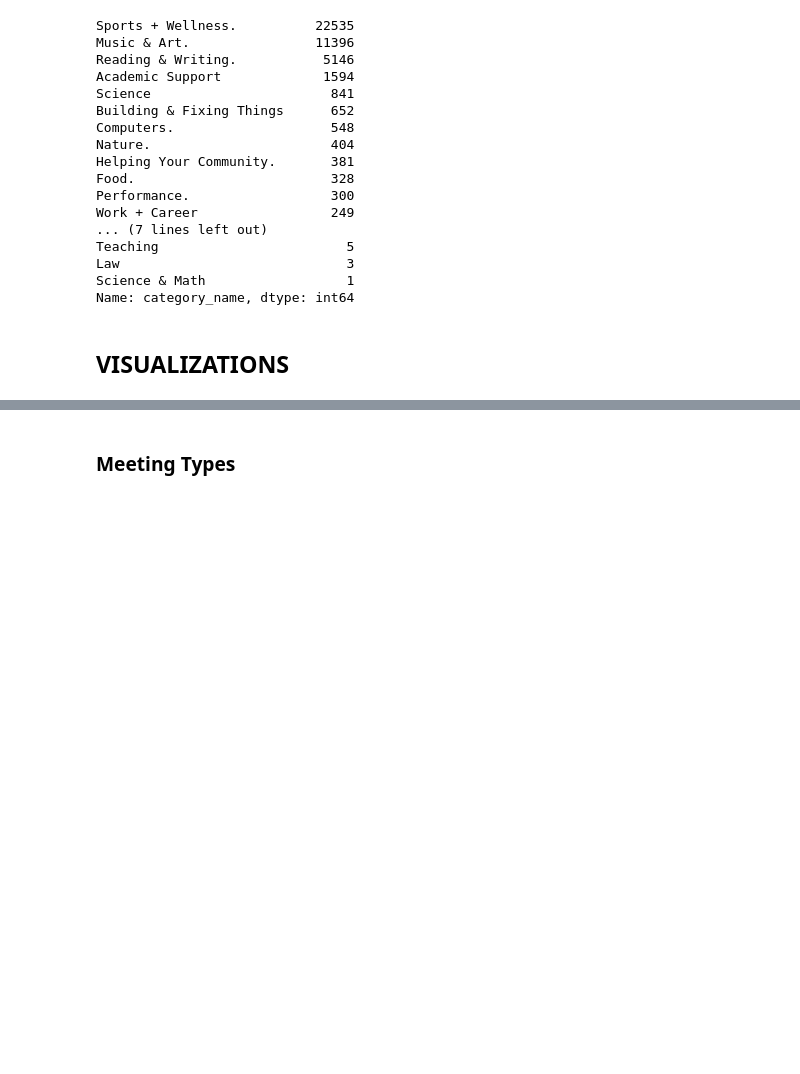
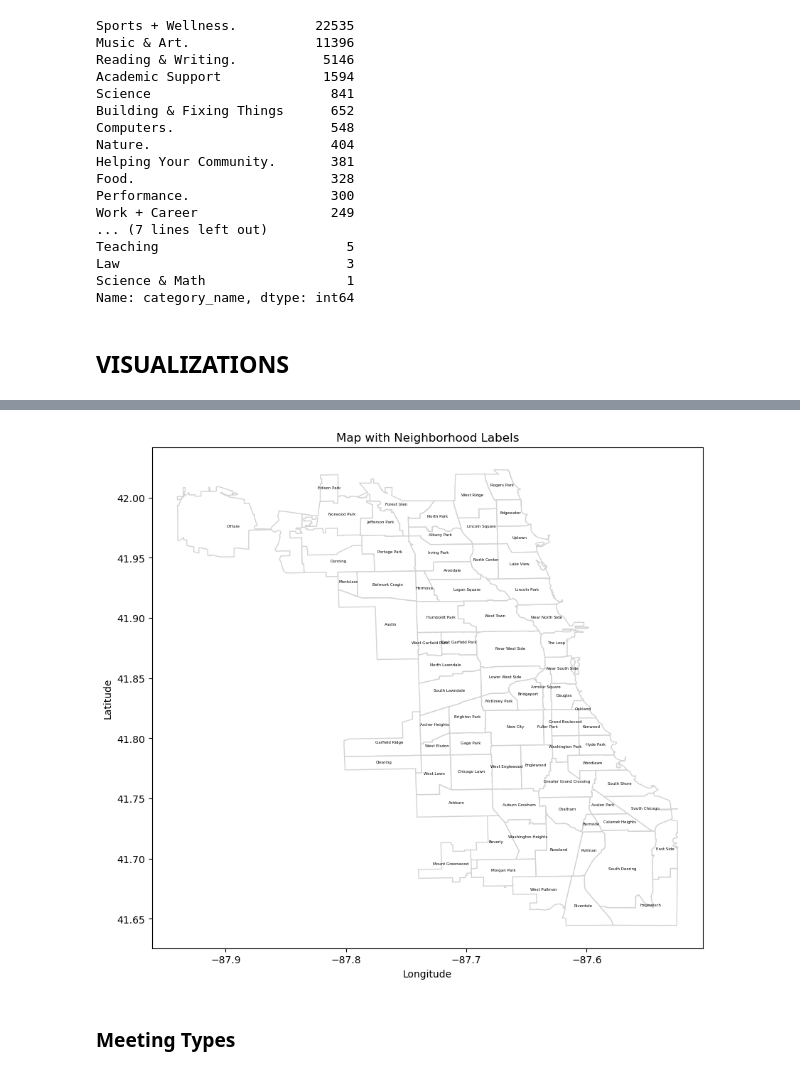
Before and after one commit to snookgum/stat390, a Jupyter notebook: MCMF/MCMF In Class Work.ipynb, the cells around one changed output, grey strips where cells are left out. Saved outputs shown, nothing was run; the diff lists cells and outputs as text; code cells hidden in the pictures; blank space fills up the shorter version.

```diff
--- a/MCMF/MCMF In Class Work.ipynb
+++ b/MCMF/MCMF In Class Work.ipynb
@@ -310,3 +372,22 @@ demographics.drop(['A35_49','A50_64','A65_74','A75_84','OV85',
+# %%
+fig, ax = plt.subplots(figsize=(10, 10))
+
+joined.plot(ax=ax, color='white', edgecolor='lightgrey')
+
+for idx, row in joined.iterrows():
+    if row['geometry'] is not None:
+        centroid = row['geometry'].centroid.coords[0]
+        ax.annotate(text=row['GEOG'], xy=centroid, color='black', fontsize=4, ha='center')
+
+# Set plot title and axis labels
+ax.set_title('Map with Neighborhood Labels')
+ax.set_xlabel('Longitude')
+ax.set_ylabel('Latitude')
+
+# Show the plot
+plt.show()
+# %% [output]
+[figure, added]
 # %% [markdown]
 ### Meeting Types
 # %%
```
Also changed, not shown: parts of 32 cells of this notebook, 3 other files.
